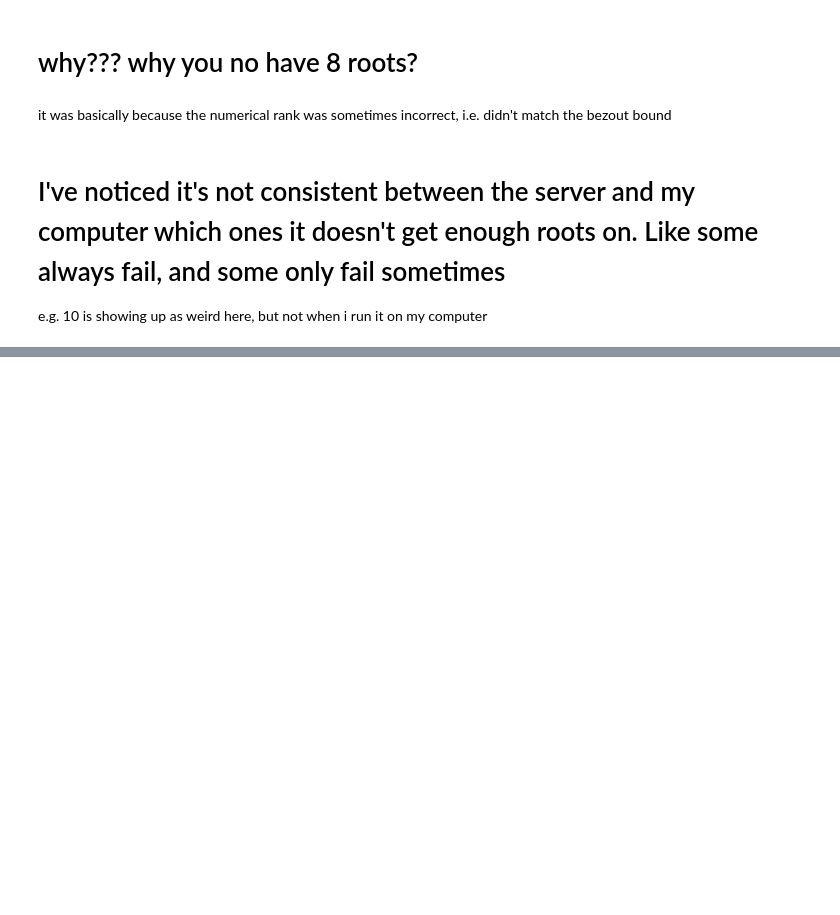
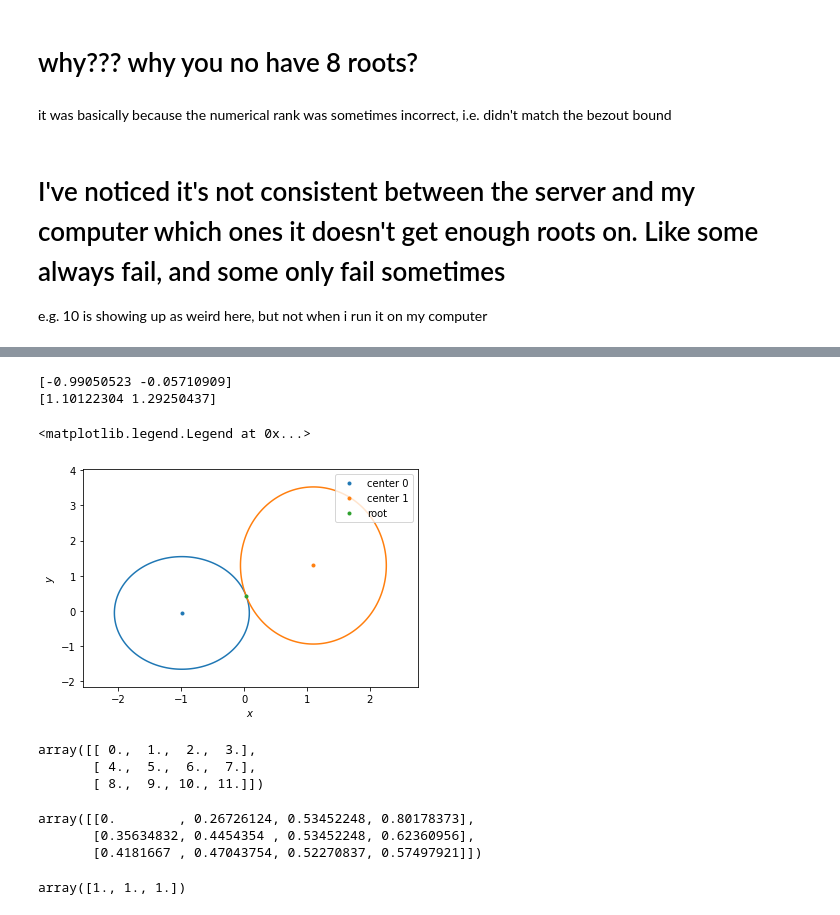
Before and after one commit to tylerjarvis/RootFinding, a Jupyter notebook: GrowthFactors.ipynb, the cells around one changed output, grey strips where cells are left out. Saved outputs shown, nothing was run; the diff lists cells and outputs as text; code cells hidden in the pictures; blank space fills up the shorter version.

```diff
--- a/GrowthFactors.ipynb
+++ b/GrowthFactors.ipynb
@@ -481,0 +517,15 @@ for sys in where_weird[3]:
+# %%
+n = 2
+root = np.random.randn(n)
+print('root\n',root)
+norm = np.random.randn(n)/la.norm(norm)
+print('normal vector\n',norm)
+
+centers = np.random.randn(2,n)
+print('centers\n',centers)
+
+scalars = solve_for_scalars(centers,root,norm)
+print('scalars\n',scalars)
+assert np.all(scalars>0)
+
+funcs = [get_func(c,s) for c,s in zip(centers,scalars)]
@@ -481,0 +547,35 @@ for sys in where_weird[3]:
+# %%
+min_ = np.min(centers-scalars,axis=0)-.5
+max_ = np.max(centers+scalars,axis=0)+.5
+
+plt.xlim(min_[0],max_[0])
+plt.xlabel('$x$')
+plt.ylim(min_[1],max_[1])
+plt.ylabel('$y$')
+
+dim = 2
+
+#print the contours
+x = np.linspace(min_[0],max_[0],1000)
+y = np.linspace(min_[1],max_[1],1000)
+X,Y = np.meshgrid(x,y)
+XY = np.stack((X,Y),axis=2)
+for i in range(dim):
+    contours = plt.contour(X,Y,funcs[i](XY),levels=[0],colors=f'C{i}')
+    contours.levels = [i]
+
+colors = ['w','#c3c3c3', 'C8', '#708090', '#897A57', '#D6C7A4','#73e600','#ccff99']
+
+#Plot the zeros
+for i,pnt in enumerate(centers):
+    print(pnt)
+    plt.plot(pnt[0],pnt[1],'o',markersize=3,
+         zorder=22,label=f'center {i}',color=f'C{i}')
+plt.plot(root[0],root[1],'o',markersize=3,
+         zorder=22,label='root',color=f'C{i+1}')
+plt.legend()
+# %% [output]
+[-0.99050523 -0.05710909]
+[1.10122304 1.29250437]
+<matplotlib.legend.Legend at 0x...>
+[figure, added]
@@ -481,0 +603,18 @@ for sys in where_weird[3]:
+# %%
+A = np.arange(12,dtype=np.float64).reshape(3,4)
+A
+# %% [output]
+array([[ 0.,  1.,  2.,  3.],
+       [ 4.,  5.,  6.,  7.],
+       [ 8.,  9., 10., 11.]])
+# %%
+A = (A.T/la.norm(A,axis=1)).T
+A
+# %% [output]
+array([[0.        , 0.26726124, 0.53452248, 0.80178373],
+       [0.35634832, 0.4454354 , 0.53452248, 0.62360956],
+       [0.4181667 , 0.47043754, 0.52270837, 0.57497921]])
+# %%
+la.norm(A,axis=1)
+# %% [output]
+array([1., 1., 1.])
```
Also changed, not shown: parts of 16 cells of this notebook, 1 other file.
